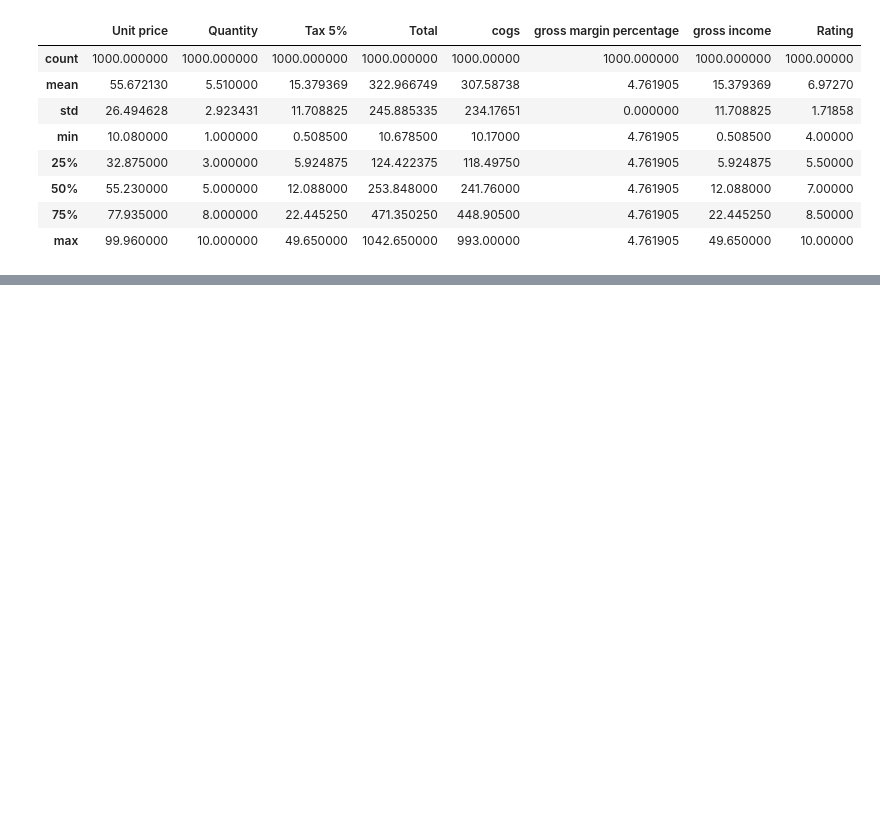
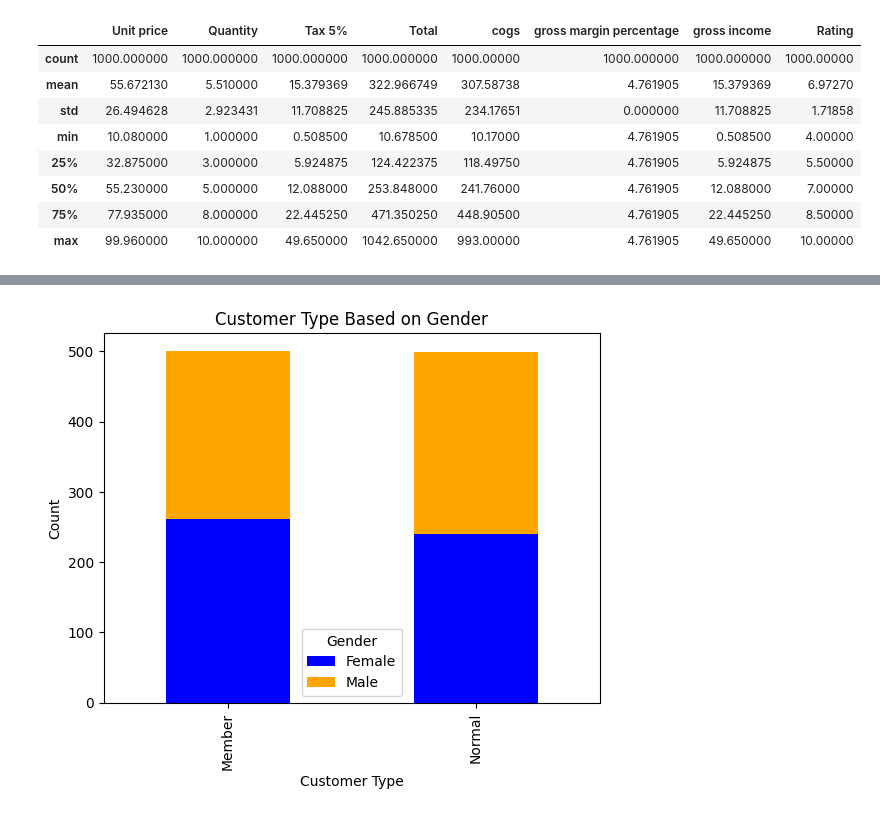
Before and after one commit to AngeloDusu/EDA-Sales-Analysis, a Jupyter notebook: Codes/EDA-Sales-Analysis.ipynb, the cells around one changed output, grey strips where cells are left out. Saved outputs shown, nothing was run; the diff lists cells and outputs as text; code cells hidden in the pictures; blank space fills up the shorter version.

```diff
--- a/Codes/EDA-Sales-Analysis.ipynb
+++ b/Codes/EDA-Sales-Analysis.ipynb
@@ -48,0 +114,12 @@ data.describe()
+# %%
+data['Customer type','unit price'] = pd.cut(data['Total'], bins=[0,100,500,1000, float('inf')],
+                                         labels=['Very Low', 'Low', 'Medium', 'High'])
+# %%
+counts = data.groupby(['Customer type', 'Gender']).size().unstack()
+counts.plot(kind='bar', stacked=True, color=['blue', 'orange'])
+plt.title('Customer Type Based on Gender')
+plt.xlabel('Customer Type')
+plt.ylabel('Count')
+plt.show()
+# %% [output]
+[figure, added]
```
Also changed, not shown: parts of 21 cells of this notebook, 1 other file.
